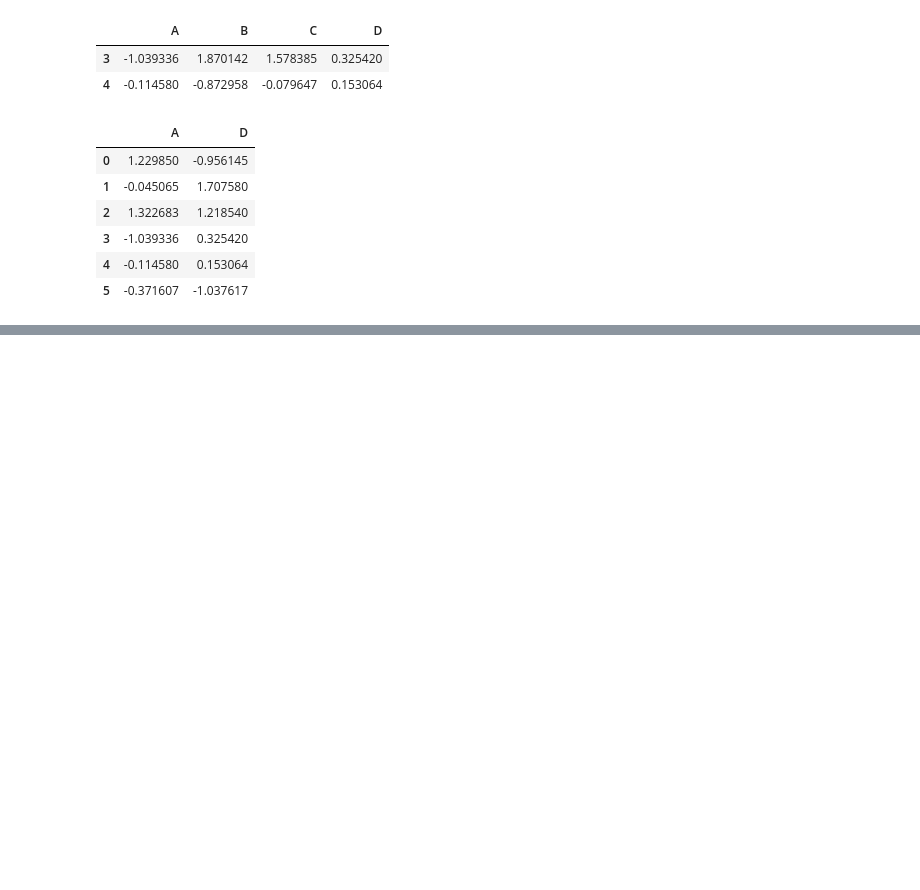
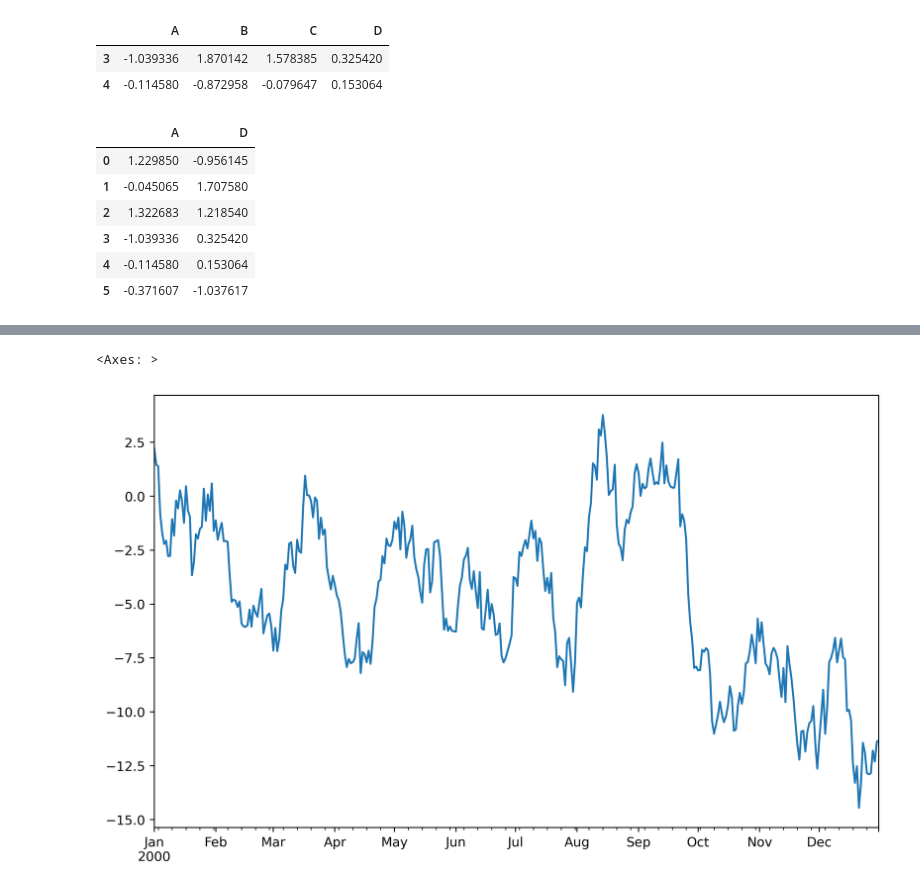
Before and after one commit to ICHANER/MachineLearningPractices, a Jupyter notebook: 《scikit-learn机器学习》/introduction_to_Pandas.ipynb, the cells around one changed output, grey strips where cells are left out. Cells and saved outputs as stored; diff of their text form; code cells hidden in the pictures; blank space fills up the shorter version.

```diff
--- a/《scikit-learn机器学习》/introduction_to_Pandas.ipynb
+++ b/《scikit-learn机器学习》/introduction_to_Pandas.ipynb
@@ -121,0 +198,7 @@ df[['A','D']]    # 存疑？？？
+# %%
+# 创建以时间序列为索引的数据集
+n_items = 366
+ts = pd.Series(np.random.randn(n_items), index=pd.date_range(
+        '20000101',periods=n_items))
+print(ts.shape)
+ts.head(5)
@@ -121,0 +229,8 @@ df[['A','D']]    # 存疑？？？
+# %%
+import matplotlib.pyplot as plt
+plt.figure(figsize=(10,6), dpi=401)
+cs = ts.cumsum()  # ts是时间序列，时间与某变量的对应关系。 cumsum用于计算一个数组各行的累加值
+cs.plot()
+# %% [output]
+<Axes: >
+[figure, added]
```
Also changed, not shown: parts of 27 cells of this notebook, 1 other file.
